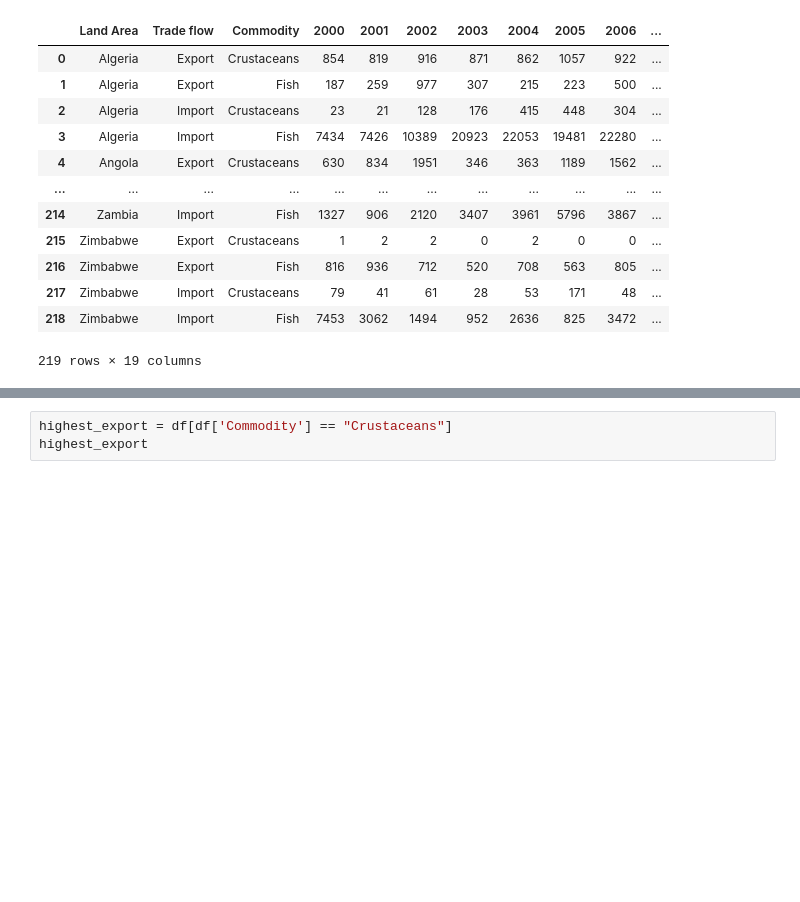
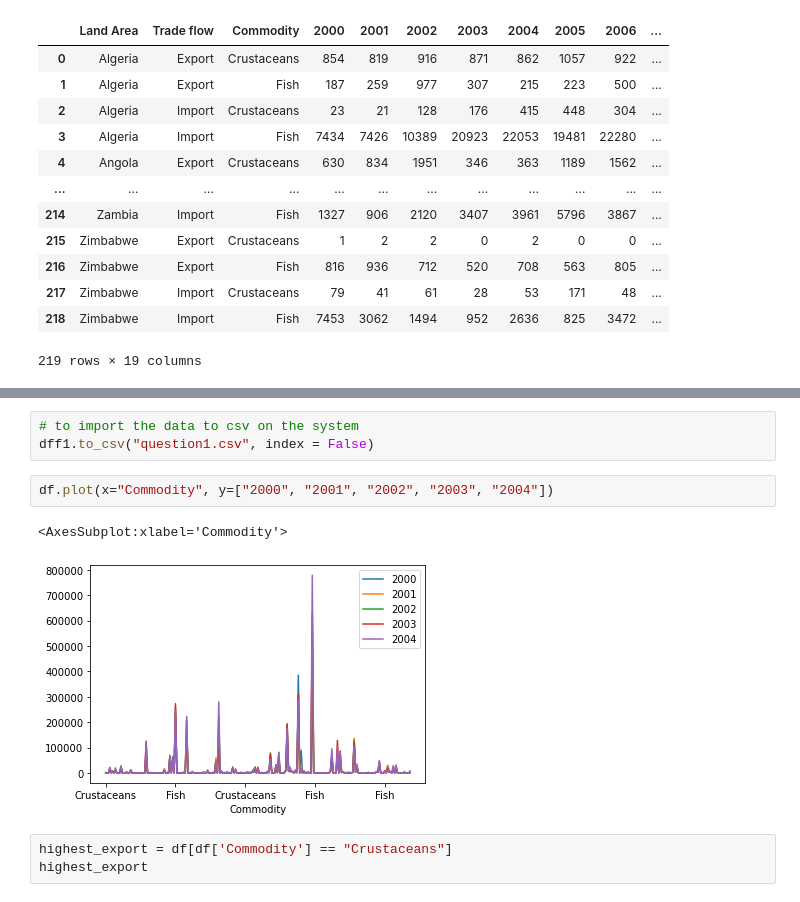
Before and after one commit to babalolatoluwayemi/python_class, a Jupyter notebook: Project work.ipynb, the cells around one changed output, grey strips where cells are left out. Saved outputs shown, nothing was run; the diff lists cells and outputs as text; blank space fills up the shorter version.

```diff
--- a/Project work.ipynb
+++ b/Project work.ipynb
@@ -89,6 +100,14 @@ h_e.sort_values(ascending = False, by = '2000').head()
 # %% [output]
 |  | Commodity | 2000 | 2001 | 2002 | 2003 | 2004 | 2005 | 2006 | 2007 | 2008 | 2009 | ... |
 | 0 | Crustaceans | 54080 | 61802 | 65959 | 52393 | 58914 | 70773 | 81056 | 83118 | 65244 | 75560 | ... |
+# %%
+# to import the data to csv on the system
+dff1.to_csv("question1.csv", index = False)
+# %%
+df.plot(x="Commodity", y=["2000", "2001", "2002", "2003", "2004"])
+# %% [output]
+<AxesSubplot:xlabel='Commodity'>
+[figure, added]
 # %%
 highest_export = df[df['Commodity'] == "Crustaceans"]
 highest_export
```
Also changed, not shown: parts of 45 cells of this notebook.
